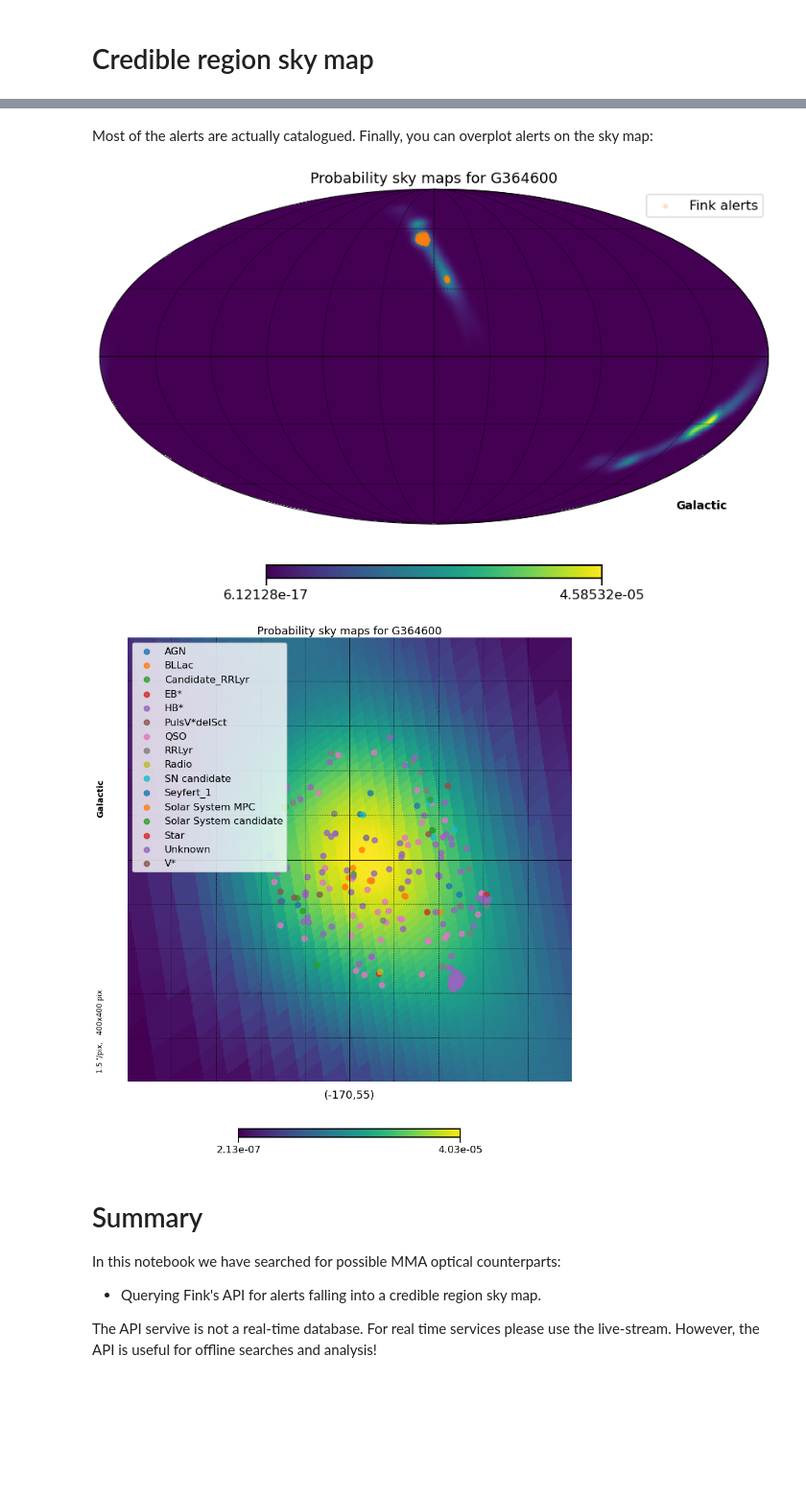
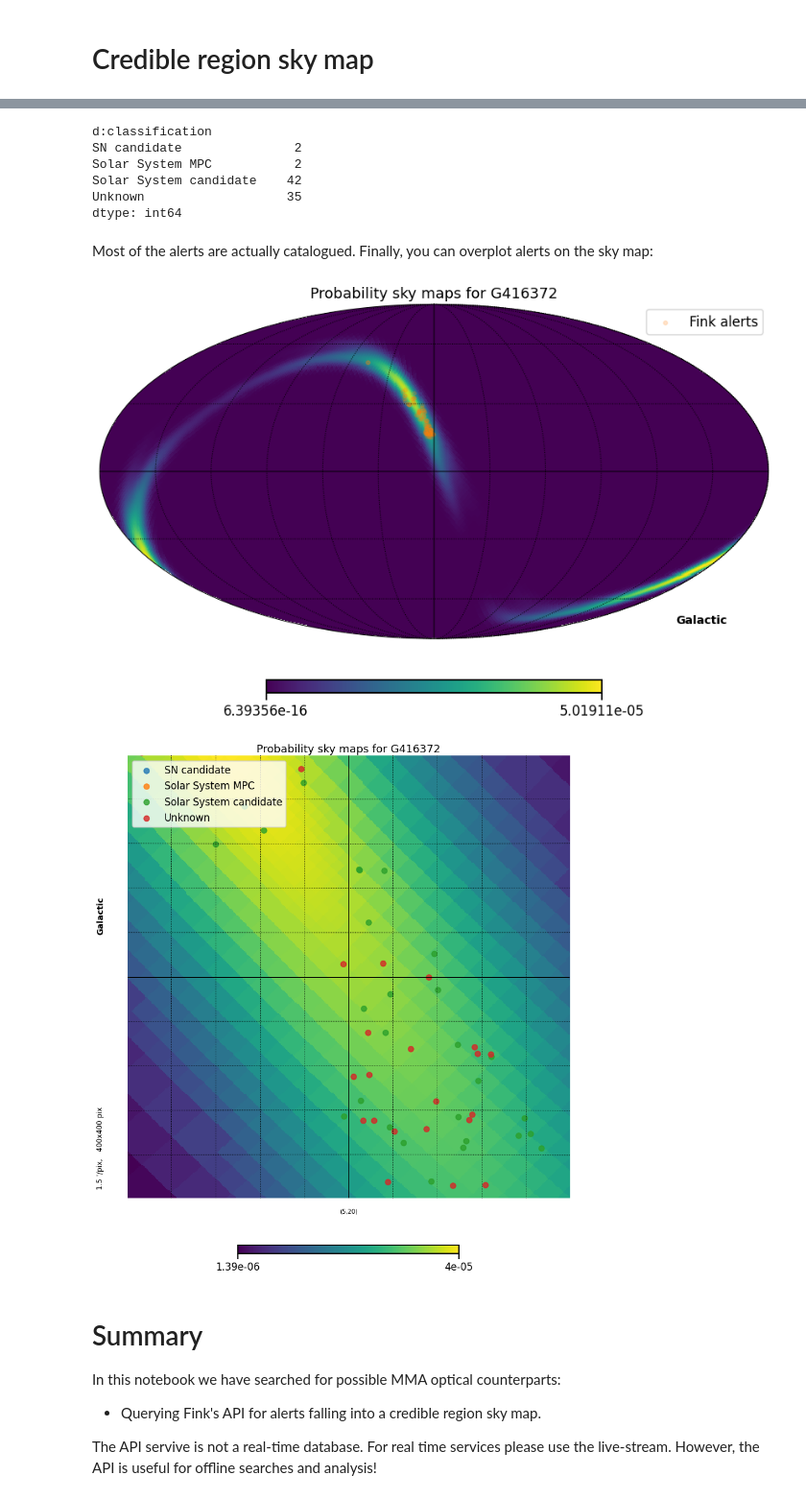
Before and after one commit to astrolabsoftware/fink-tutorials, a Jupyter notebook: MMA/gravitational_waves.ipynb, the cells around one changed output, grey strips where cells are left out. Shown at 96% size. Cells and saved outputs as stored; diff of their text form; code cells hidden in the pictures; blank space fills up the shorter version.

```diff
--- a/MMA/gravitational_waves.ipynb
+++ b/MMA/gravitational_waves.ipynb
@@ -57,8 +57,8 @@ fn = 'bayestar.fits.gz'
 # GW credible region threshold to look for. Note that the values in the resulting
 # credible level map vary inversely with probability density: the most probable pixel is
 # assigned to the credible level 0.0, and the least likely pixel is assigned the credible level 1.0.
-# Area of the 20% Credible Region:
-credible_level = 0.2
+# Area of the 40% Credible Region:
+credible_level = 0.4
 
 # Query Fink
 data = open(fn, 'rb').read()
@@ -107,3 +79,12 @@ Name: i:objectId, dtype: int64
+# %%
+pdf.groupby('d:classification').size()
+# %% [output]
+d:classification
+SN candidate               2
+Solar System MPC           2
+Solar System candidate    42
+Unknown                   35
+dtype: int64
 # %% [markdown]
 Most of the alerts are actually catalogued. Finally, you can overplot alerts on the sky map:
 # %%
@@ -113,7 +94,7 @@ hpx, header_ = hp.read_map(fn, h=True, field=0)
 header = {i[0]: i[1] for i in header_}
 
 title = 'Probability sky maps for {}'.format(header['OBJECT'])
-hp.mollview(hpx, coord='G', title=title, rot=180, fig=0)
+hp.mollview(hpx, coord='G', title=title, fig=0)
 
 if len(pdf) > 0:
     hp.projscatter(
@@ -129,33 +110,33 @@ hp.graticule()
 plt.legend()
 plt.show()
 # %% [output]
-[figure, old version]
+[figure, new version]
 # %%
 fig = plt.figure(0, figsize=(12, 15))
 
 hpx, header_ = hp.read_map(fn, h=True, field=0)
 header = {i[0]: i[1] for i in header_}
 
 title = 'Probability sky maps for {}'.format(header['OBJECT'])
-hp.gnomview(hpx, coord='G', title=title, rot=[-170, 55], fig=0, xsize=400)
+hp.gnomview(hpx, coord='G', title=title, rot=[5, 20], fig=0, xsize=400)
 
 if len(pdf) > 0:
-    for class_ in np.unique(pdf['v:classification']):
-        mask = pdf['v:classification'] == class_
+    for class_ in np.unique(pdf['d:classification']):
+        mask = pdf['d:classification'] == class_
         hp.projscatter(
             pdf['i:ra'][mask],
             pdf['i:dec'][mask],
             lonlat=True,
             marker='o',
             alpha=0.8,
             label=class_
         )
 
 hp.graticule()
 plt.legend(loc='upper left')
 plt.show()
 # %% [output]
-[figure, old version]
+[figure, new version]
 # %% [markdown]
 # Summary
 In this notebook we have searched for possible MMA optical counterparts:
```
Also changed, not shown: parts of 5 cells of this notebook.
